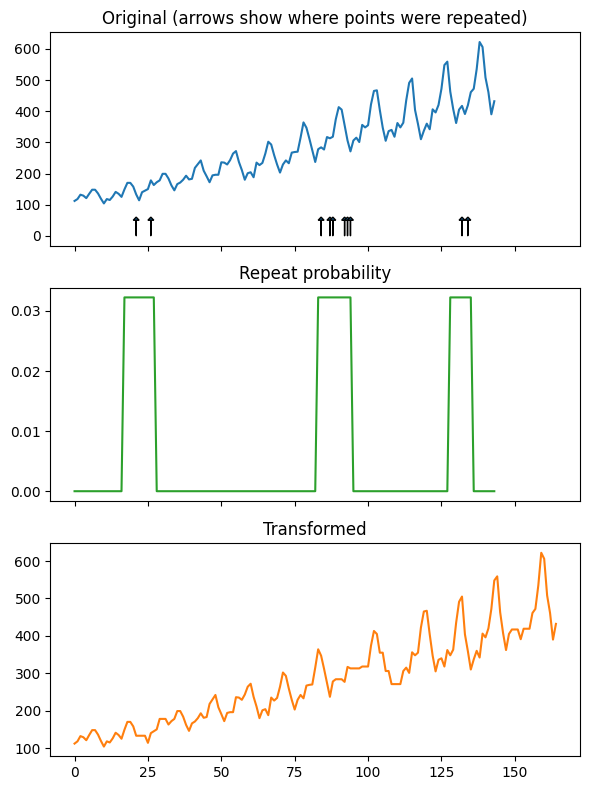
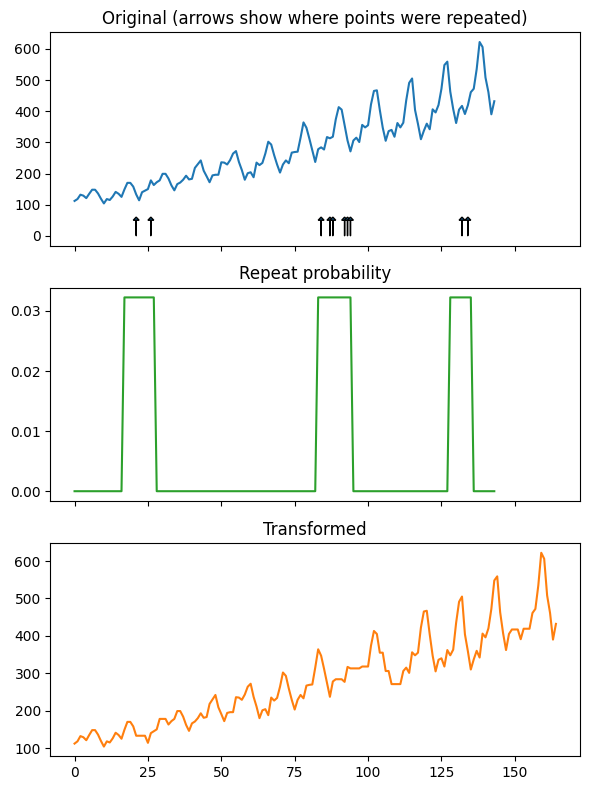
Unified diff of the notebook cell whose output changed from the first chart to the second:
--- before
+++ after
@@ -2,5 +2,5 @@
 axes[0].plot(X.values, color='C0')
 axes[1].plot(generator.repeats_probabilities_, color='C2')
-axes[2].plot(Xt.values, color='C1')
+axes[2].plot(Xt, color='C1')
 axes[0].set_title('Original (arrows show where points were repeated)')
 axes[1].set_title('Repeat probability')

Commit: updating notebooks, adding version number